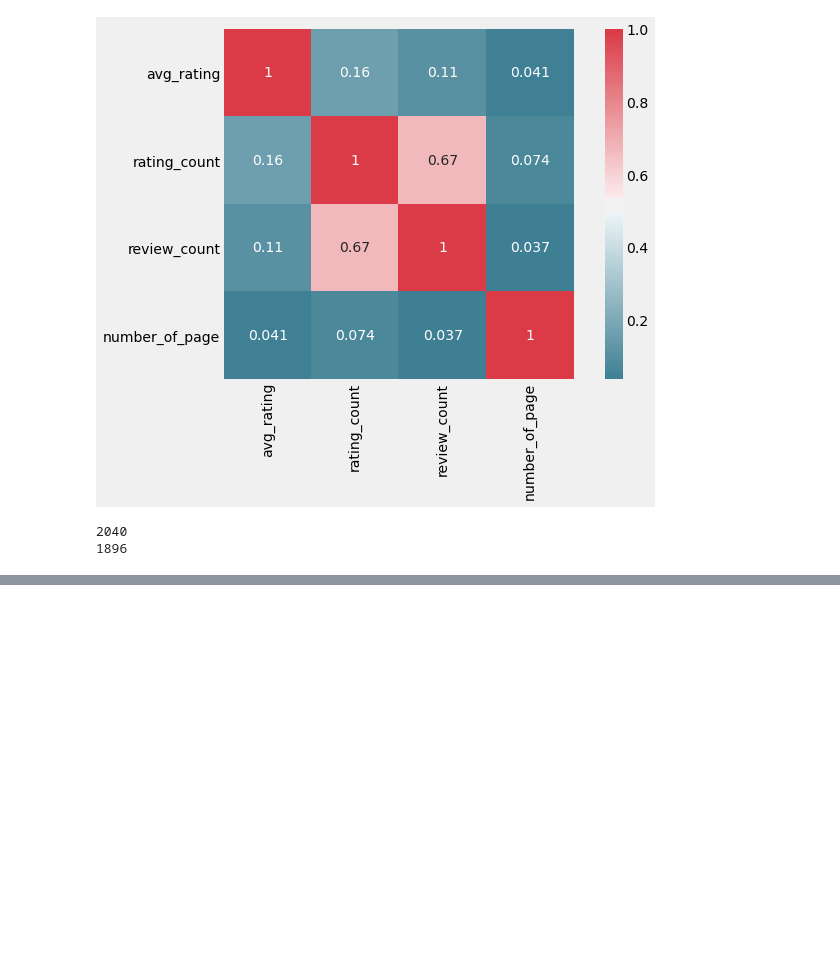
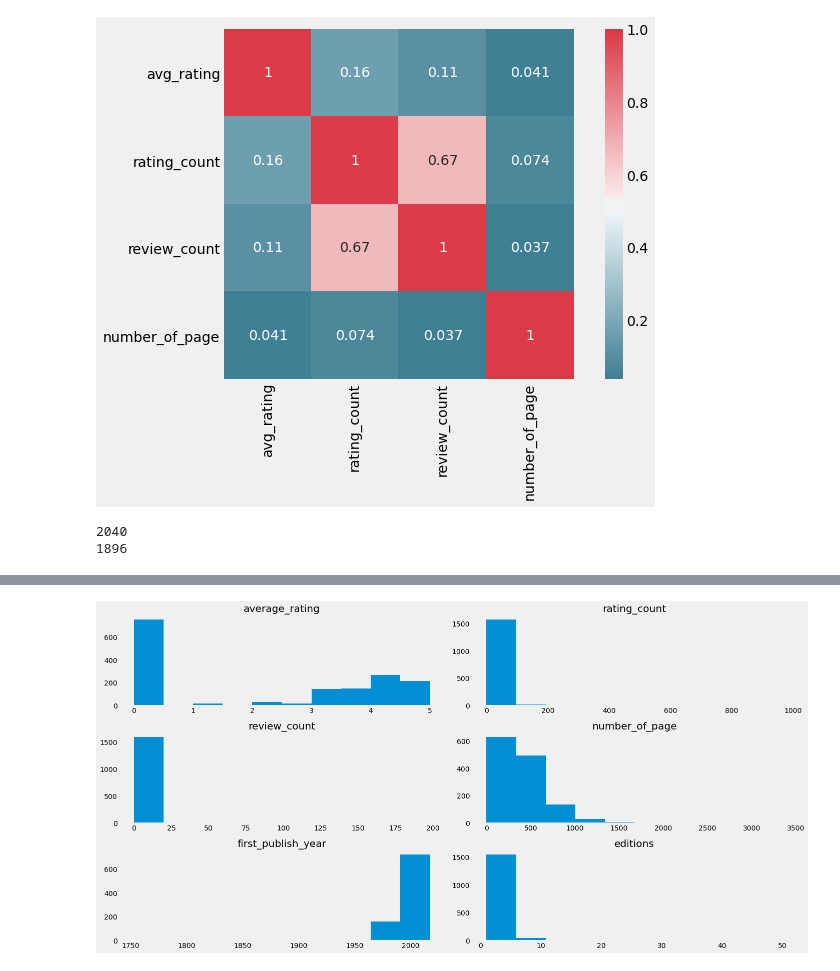
Before and after one commit to HailinDu/Capstone-Project-1, a Jupyter notebook: Cap1 EDA.ipynb, the cells around one changed output, grey strips where cells are left out. Saved outputs shown, nothing was run; the diff lists cells and outputs as text; code cells hidden in the pictures; blank space fills up the shorter version.

```diff
--- a/Cap1 EDA.ipynb
+++ b/Cap1 EDA.ipynb
@@ -214,0 +264,2 @@ total_df.head()
+# %%
+total_df['first_publish_year'] = total_df.first_publish_year.astype('Int64')
@@ -214,0 +306,6 @@ total_df.head()
+# %%
+total_df = total_df.drop(columns=['edition','publish year'])
+# %%
+total_df = total_df.rename(columns={'author_name_x': 'author',
+                              'avg_rating_x': 'average_rating',
+                              'rating_count_x':'rating_count'})
@@ -214,0 +334,6 @@ total_df.head()
+# %%
+total_df['number_of_page'] = total_df.number_of_page.astype('Int64')
+column_names = ['book_title','author','average_rating','rating_count','review_count', 'number_of_page',
+                'first_publish_year','editions','format', 'language','ISBN','link']
+total_df = total_df.reindex(columns=column_names)
+total_df.head()
@@ -216,0 +364,5 @@ total_df.to_csv('total_df.csv', index = False)
+# %%
+total_df.hist(figsize=(20,10), grid=False)
+plt.tight_layout()
+# %% [output]
+[figure, added]
```
Also changed, not shown: parts of 35 cells of this notebook.
